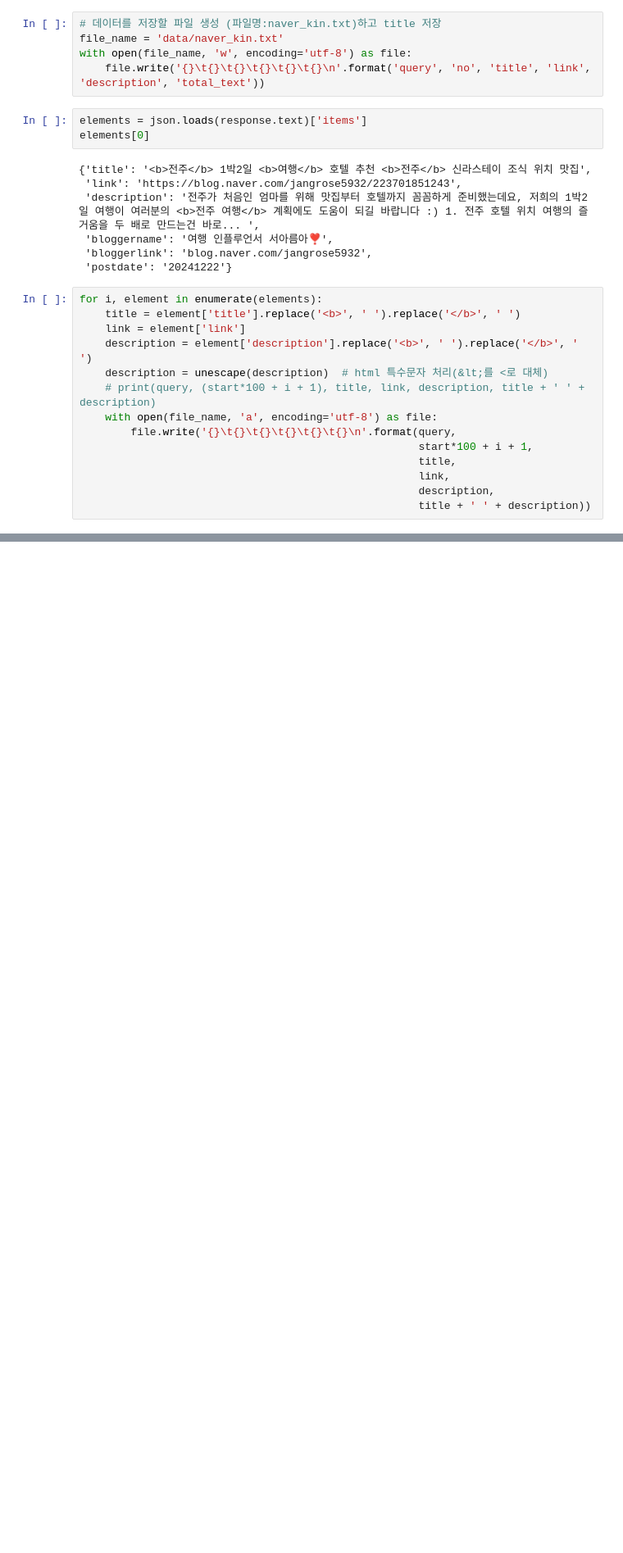
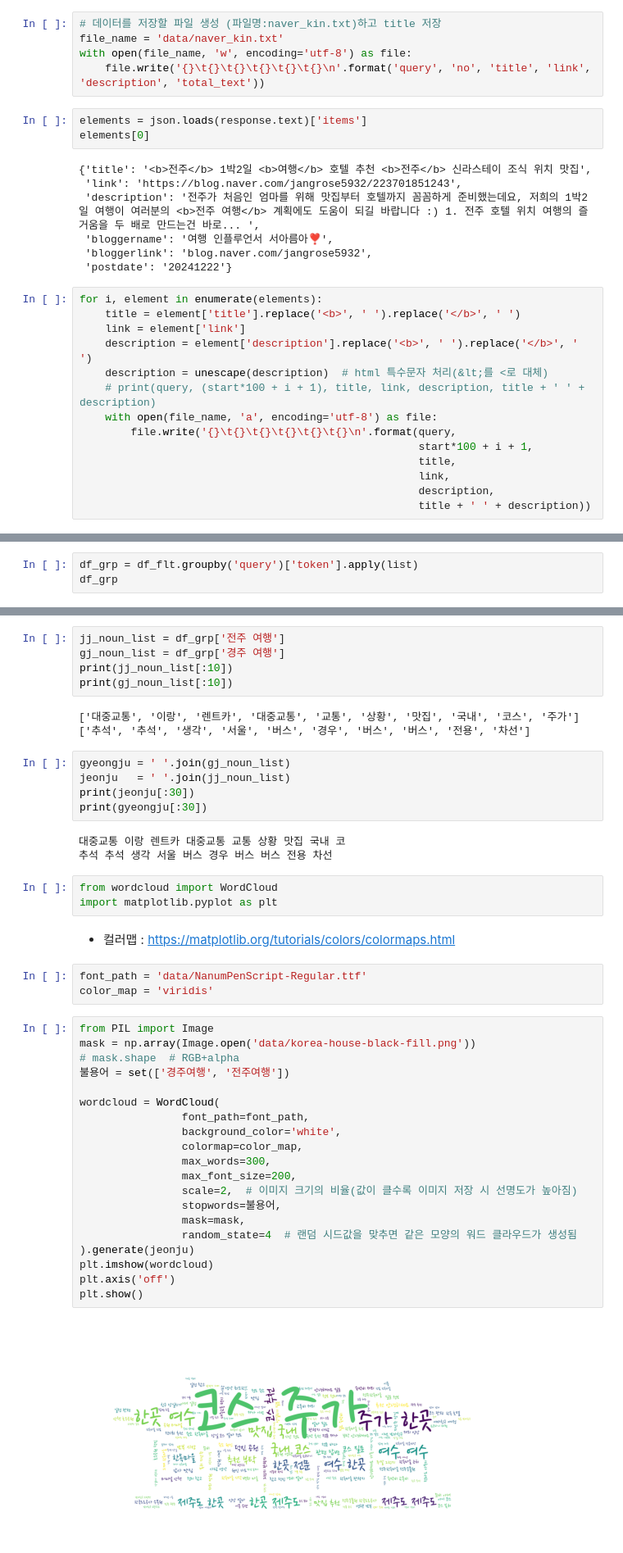
Before and after one commit to sehyeon24/ai, a Jupyter notebook: source/10_자연어처리/ch02_한글형태소분석_Quiz.ipynb, the cells around one changed output, grey strips where cells are left out. Shown at 82% size. Drawn from its saved outputs; the diff is of its cells as text; blank space fills up the shorter version.

```diff
--- a/source/10_자연어처리/ch02_한글형태소분석_Quiz.ipynb
+++ b/source/10_자연어처리/ch02_한글형태소분석_Quiz.ipynb
@@ -182,0 +536,3 @@ df.head()
+# %%
+df_grp = df_flt.groupby('query')['token'].apply(list)
+df_grp
@@ -182,0 +544,46 @@ df.head()
+# %%
+jj_noun_list = df_grp['전주 여행']
+gj_noun_list = df_grp['경주 여행']
+print(jj_noun_list[:10])
+print(gj_noun_list[:10])
+# %% [output]
+['대중교통', '이랑', '렌트카', '대중교통', '교통', '상황', '맛집', '국내', '코스', '주가']
+['추석', '추석', '생각', '서울', '버스', '경우', '버스', '버스', '전용', '차선']
+# %%
+gyeongju = ' '.join(gj_noun_list)
+jeonju   = ' '.join(jj_noun_list)
+print(jeonju[:30])
+print(gyeongju[:30])
+# %% [output]
+대중교통 이랑 렌트카 대중교통 교통 상황 맛집 국내 코
+추석 추석 생각 서울 버스 경우 버스 버스 전용 차선
+# %%
+from wordcloud import WordCloud
+import matplotlib.pyplot as plt
+# %% [markdown]
+- 컬러맵 : https://matplotlib.org/tutorials/colors/colormaps.html
+# %%
+font_path = 'data/NanumPenScript-Regular.ttf'
+color_map = 'viridis'
+# %%
+from PIL import Image
+mask = np.array(Image.open('data/korea-house-black-fill.png'))
+# mask.shape  # RGB+alpha
+불용어 = set(['경주여행', '전주여행'])
+
+wordcloud = WordCloud(
+                font_path=font_path,
+                background_color='white',
+                colormap=color_map,
+                max_words=300,
+                max_font_size=200,
+                scale=2,  # 이미지 크기의 비율(값이 클수록 이미지 저장 시 선명도가 높아짐)
+                stopwords=불용어,
+                mask=mask,
+                random_state=4  # 랜덤 시드값을 맞추면 같은 모양의 워드 클라우드가 생성됨
+).generate(jeonju)
+plt.imshow(wordcloud)
+plt.axis('off')
+plt.show()
+# %% [output]
+[figure, added]
```
Also changed, not shown: parts of 38 cells of this notebook, 8 other files.
